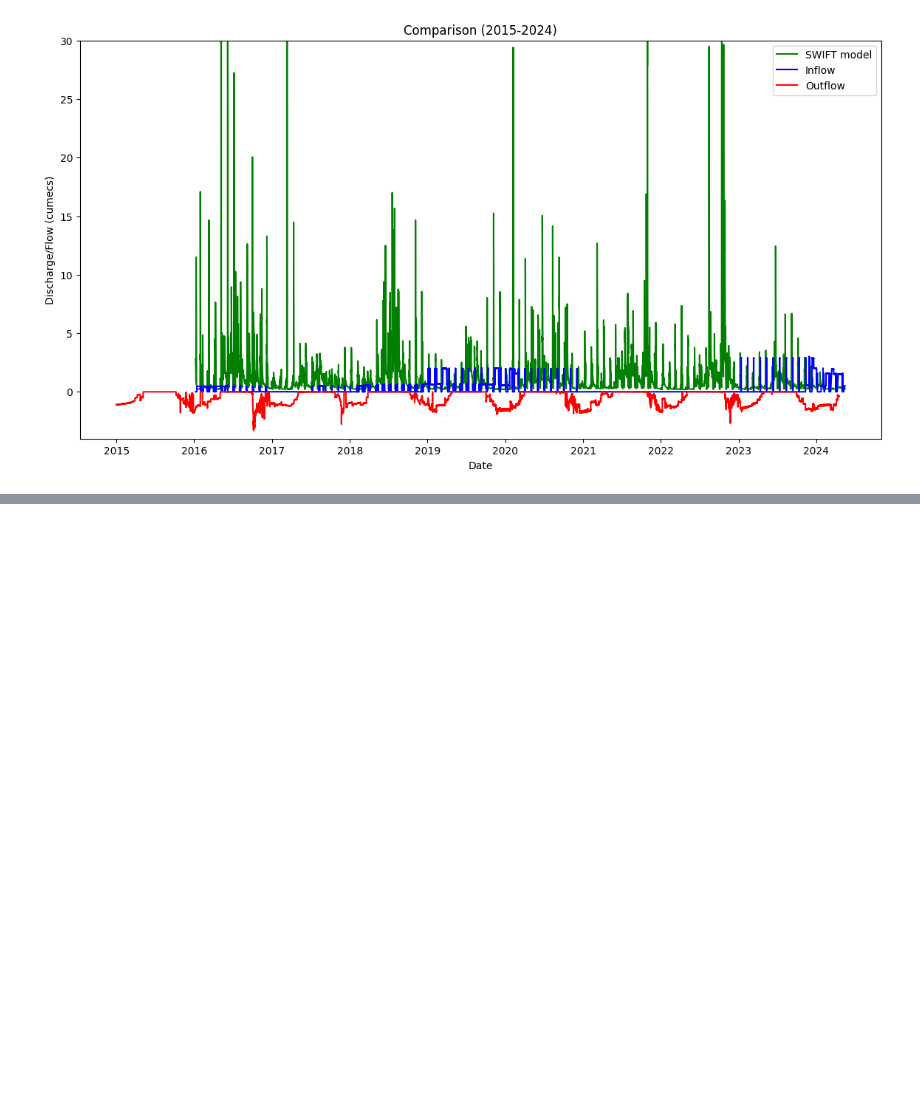
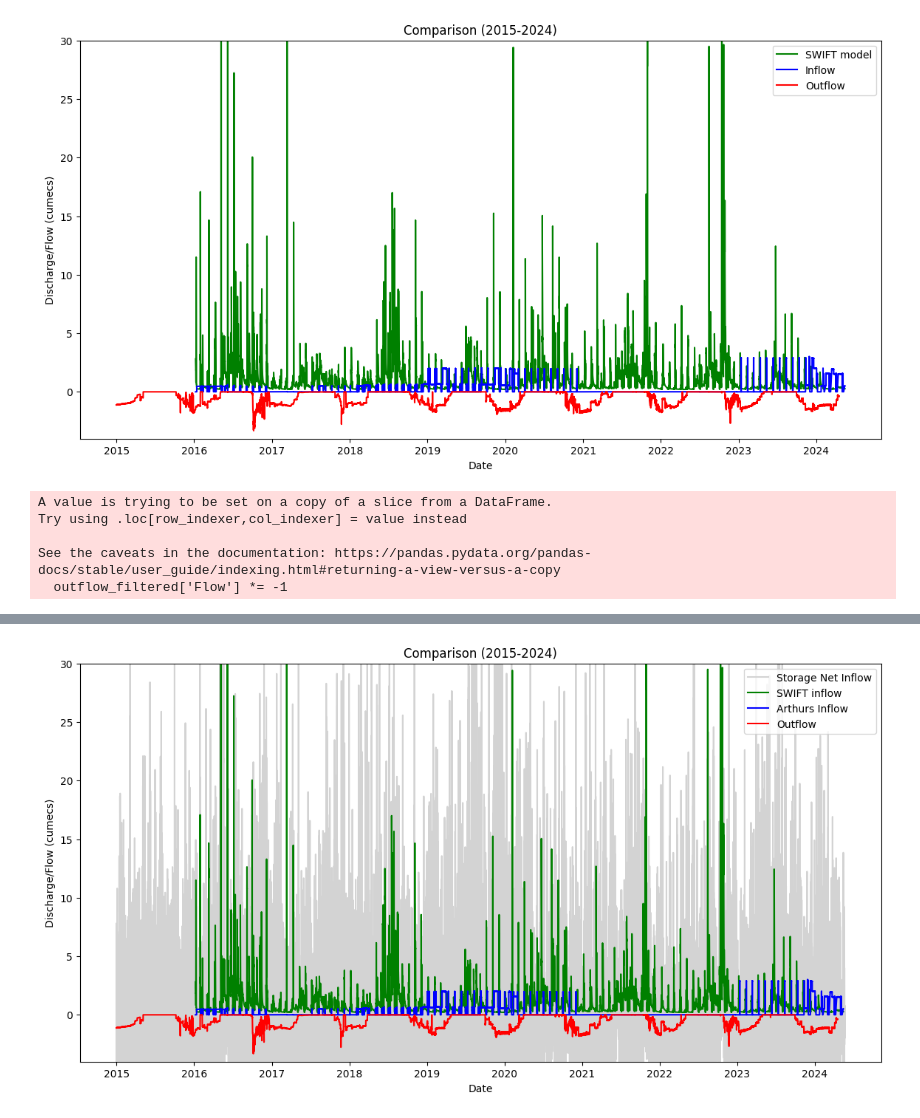
Before and after one commit to AquaticEcoDynamics/tassielakes-data, a Jupyter notebook: scripting/inflow/comparison_plot.ipynb, the cells around one changed output, grey strips where cells are left out. Saved outputs shown, nothing was run; the diff lists cells and outputs as text; code cells hidden in the pictures; blank space fills up the shorter version.

Commit message:
storage net inflow comparison plot and arthurs inflow csv

```diff
--- a/scripting/inflow/comparison_plot.ipynb
+++ b/scripting/inflow/comparison_plot.ipynb
@@ -165,3 +165,58 @@ Try using .loc[row_indexer,col_indexer] = value instead
 See the caveats in the documentation: https://pandas.pydata.org/pandas-docs/stable/user_guide/indexing.html#returning-a-view-versus-a-copy
   outflow_filtered['Flow'] *= -1
 [figure]
+# %%
+import pandas as pd
+import matplotlib.pyplot as plt
+
+# Read the CSV files
+arthursinflow = pd.read_csv("inflow(flowIntoLakeRiverArthurs)_woods_dam_20160107-20240514.csv", usecols=[0,1], encoding='unicode_escape')
+outflow = pd.read_csv("../outflow/outflow_woods_dam-spillway_19990311-20240416.csv", encoding='unicode_escape')
+swiftinflow = pd.read_csv("swift_inflow_woods_dam_20160107-20240514.csv", usecols=[0,1], encoding='unicode_escape')
+storagenetinflow = pd.read_csv("Interpolated_storageNet_Inflow.csv", encoding='unicode_escape')
+
+# Rename columns for consistency
+arthursinflow.columns = ['Date', 'Flow']
+outflow.columns = ['Date', 'Flow']
+swiftinflow.columns = ['Date', 'Flow']
+storagenetinflow.columns = ['Date', 'Flow']
+
+# Convert the 'Date' columns to datetime with the correct format
+arthursinflow['Date'] = pd.to_datetime(arthursinflow['Date'], format='%d/%m/%Y %H:%M:%S')
+outflow['Date'] = pd.to_datetime(outflow['Date'], format='%d/%m/%Y %H:%M:%S')
+swiftinflow['Date'] = pd.to_datetime(swiftinflow['Date'], format='%d/%m/%Y %H:%M:%S')
+storagenetinflow['Date'] = pd.to_datetime(storagenetinflow['Date'], format='%Y-%m-%d %H:%M:%S')
+
+# Filter the dataframes to include only the data from 2015 to 2024
+start_date = '2015-01-01'
+end_date = '2024-12-31'
+
+arthursinflow_filtered = arthursinflow[(arthursinflow['Date'] >= start_date) & (arthursinflow['Date'] <= end_date)]
+outflow_filtered = outflow[(outflow['Date'] >= start_date) & (outflow['Date'] <= end_date)]
+outflow_filtered['Flow'] *= -1
+swiftinflow_filtered = swiftinflow[(swiftinflow['Date'] >= start_date) & (swiftinflow['Date'] <= end_date)]
+storagenetinflow_filtered = storagenetinflow[(storagenetinflow['Date'] >= start_date) & (storagenetinflow['Date'] <= end_date)]
+print(storagenetinflow_filtered)
+
+# Plot the data with more contrasting colors
+plt.figure(figsize=(14, 7))
+plt.plot(storagenetinflow_filtered['Date'], storagenetinflow_filtered['Flow'], label='Storage Net Inflow', color='lightgrey')
+plt.plot(swiftinflow_filtered['Date'], swiftinflow_filtered['Flow'], label='SWIFT inflow', color='green')
+plt.plot(arthursinflow_filtered['Date'], arthursinflow_filtered['Flow'], label='Arthurs Inflow', color='blue')
+plt.plot(outflow_filtered['Date'], outflow_filtered['Flow'], label='Outflow', color='red')
+
+
+plt.ylim(-4, 30)
+
+plt.xlabel('Date')
+plt.ylabel('Discharge/Flow (cumecs)')
+plt.title('Comparison (2015-2024)')
+plt.legend()
+# plt.grid(True)
+plt.show()
+# %% [output]
+A value is trying to be set on a copy of a slice from a DataFrame.
+Try using .loc[row_indexer,col_indexer] = value instead
+
+See the caveats in the documentation: https://pandas.pydata.org/pandas-docs/stable/user_guide/indexing.html#returning-a-view-versus-a-copy
+  outflow_filtered['Flow'] *= -1
@@ -167,0 +237 @@ See the caveats in the documentation: https://pandas.pydata.org/pandas-docs/stab
+[figure, added]
```
Also changed, not shown: parts of 1 cell of this notebook, 2 other files.
